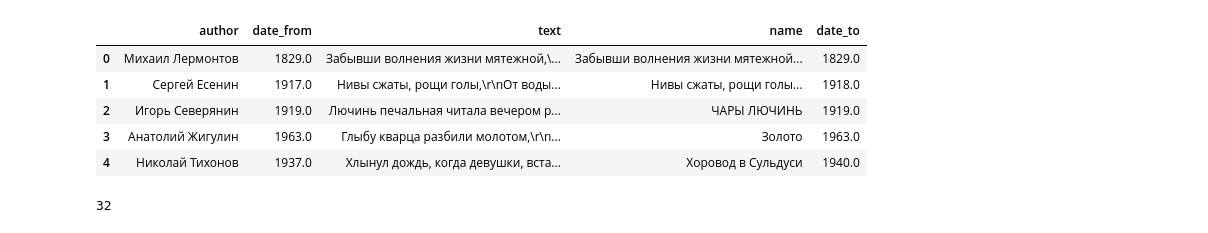
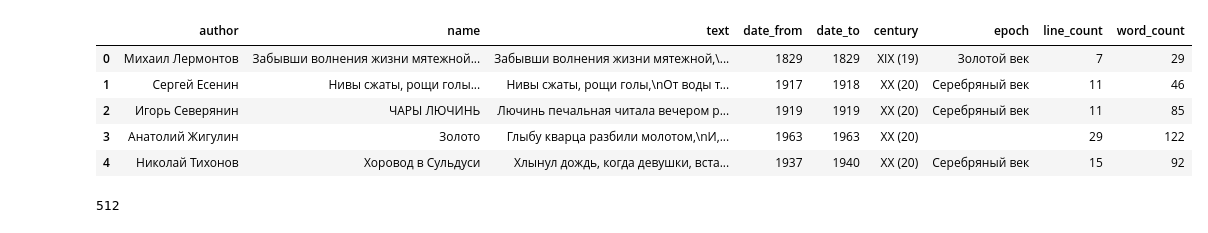
Before and after one commit to Mihahanya/Poetry-recommendation, a Jupyter notebook: recomendations.ipynb, the cells around one changed output. Saved outputs shown, nothing was run; the diff lists cells and outputs as text; code cells hidden in the pictures.

```diff
--- a/recomendations.ipynb
+++ b/recomendations.ipynb
@@ -1,21 +1,65 @@
-# %%
-import pandas as pd
-
-df = pd.read_csv('poetry.csv')
-df = df.drop(columns=df.columns[[5, 6, 7, 8]], axis=1)
-
-df = df[:32]
-df['text'] = df['text'].apply(lambda text: '\n'.join(text.split('\n')[:4]))
-
-df.head()
-# %% [output]
-|  | author | date_from | text | name | date_to |
-| 0 | Михаил Лермонтов | 1829.0 | Забывши волнения жизни мятежной,\... | Забывши волнения жизни мятежной... | 1829.0 |
-| 1 | Сергей Есенин | 1917.0 | Нивы сжаты, рощи голы,\r\nОт воды... | Нивы сжаты, рощи голы... | 1918.0 |
-| 2 | Игорь Северянин | 1919.0 | Лючинь печальная читала вечером р... | ЧАРЫ ЛЮЧИНЬ | 1919.0 |
-| 3 | Анатолий Жигулин | 1963.0 | Глыбу кварца разбили молотом,\r\n... | Золото | 1963.0 |
-| 4 | Николай Тихонов | 1937.0 | Хлынул дождь, когда девушки, вста... | Хоровод в Сульдуси | 1940.0 |
+# %%
+import pandas as pd
+import numpy as np
+
+df = pd.read_csv('poetry.csv')
+df = df.drop(columns=df.columns[[5, 6, 7, 8]], axis=1)
+
+df = df[:512]
+
+def get_century_roman(year):
+	century = year // 100 + 1
+	roman_numerals = {
+		1: 'I', 2: 'II', 3: 'III', 4: 'IV', 5: 'V',
+		6: 'VI', 7: 'VII', 8: 'VIII', 9: 'IX', 10: 'X',
+		11: 'XI', 12: 'XII', 13: 'XIII', 14: 'XIV', 15: 'XV',
+		16: 'XVI', 17: 'XVII', 18: 'XVIII', 19: 'XIX', 20: 'XX', 21: 'XXI'
+	}
+	return roman_numerals[century]
+
+def proc_row(row):
+	name = row['name'] if not pd.isna(row['name']) else row['text'].split('\n')[0]
+	author = row['author'] if not pd.isna(row['author']) else 'неизвестен'
+
+	date_from, date_to = row['date_from'], row['date_to']
+	if pd.isna(date_from) and not pd.isna(date_to): date_from = date_to
+	if pd.isna(date_to) and not pd.isna(date_from): date_to = date_from
+
+	century = ''
+	epoch = ''
+	if pd.isna(date_to) and pd.isna(date_from):
+		date_to = date_from = -1
+	else:
+		century = f'{get_century_roman(date_to)} ({int(date_to//100+1)})'
+		if date_to < 1500: epoch = 'Древнерусская поэзия'
+		if 1750 <= date_to < 1850: epoch = 'Золотой век'
+		if 1850 <= date_to < 1900: epoch = 'Реализм и натурализм'
+		if 1900 <= date_to < 1950: epoch = 'Серебряный век'
+		#if 1950 <= date_to < 1985: epoch = 'Советская поэзия'
+		if 1990 <= date_to < 2010: epoch = 'Бронзовый век'
+		if 2010 <= date_to < 2100: epoch = 'Современная поэзия'
+
+	#text = '\n'.join(row['text'].split('\n')[:4])
+	text = row['text'].replace('\r', '')
+
+	line_count = text.count('\n')
+	word_count = text.count(' ') + line_count
+
+	return pd.Series({'author': author, 'name': name, 'text': text,
+				   	  'date_from': int(date_from), 'date_to': int(date_to), 'century': century, 'epoch': epoch,
+				  	  'line_count': line_count, 'word_count': word_count})
+
+df = df.apply(proc_row, axis=1)
+
+df.head()
+# %% [output]
+|  | author | name | text | date_from | date_to | century | epoch | line_count | word_count |
+| 0 | Михаил Лермонтов | Забывши волнения жизни мятежной... | Забывши волнения жизни мятежной,\... | 1829 | 1829 | XIX (19) | Золотой век | 7 | 29 |
+| 1 | Сергей Есенин | Нивы сжаты, рощи голы... | Нивы сжаты, рощи голы,\nОт воды т... | 1917 | 1918 | XX (20) | Серебряный век | 11 | 46 |
+| 2 | Игорь Северянин | ЧАРЫ ЛЮЧИНЬ | Лючинь печальная читала вечером р... | 1919 | 1919 | XX (20) | Серебряный век | 11 | 85 |
+| 3 | Анатолий Жигулин | Золото | Глыбу кварца разбили молотом,\nИ,... | 1963 | 1963 | XX (20) |  | 29 | 122 |
+| 4 | Николай Тихонов | Хоровод в Сульдуси | Хлынул дождь, когда девушки, вста... | 1937 | 1940 | XX (20) | Серебряный век | 15 | 92 |
 # %%
 len(df)
 # %% [output]
-32
+512
```
Also changed, not shown: parts of 7 cells of this notebook, 4 other files.
